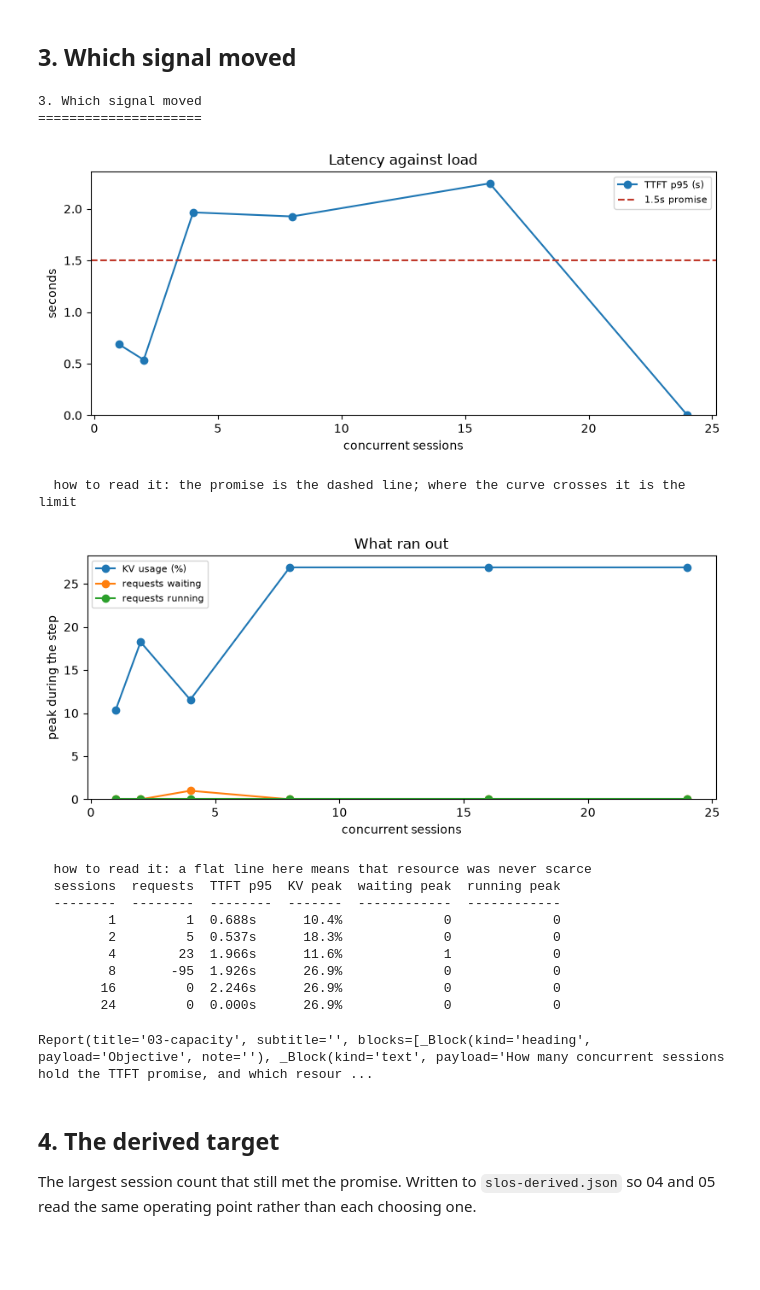
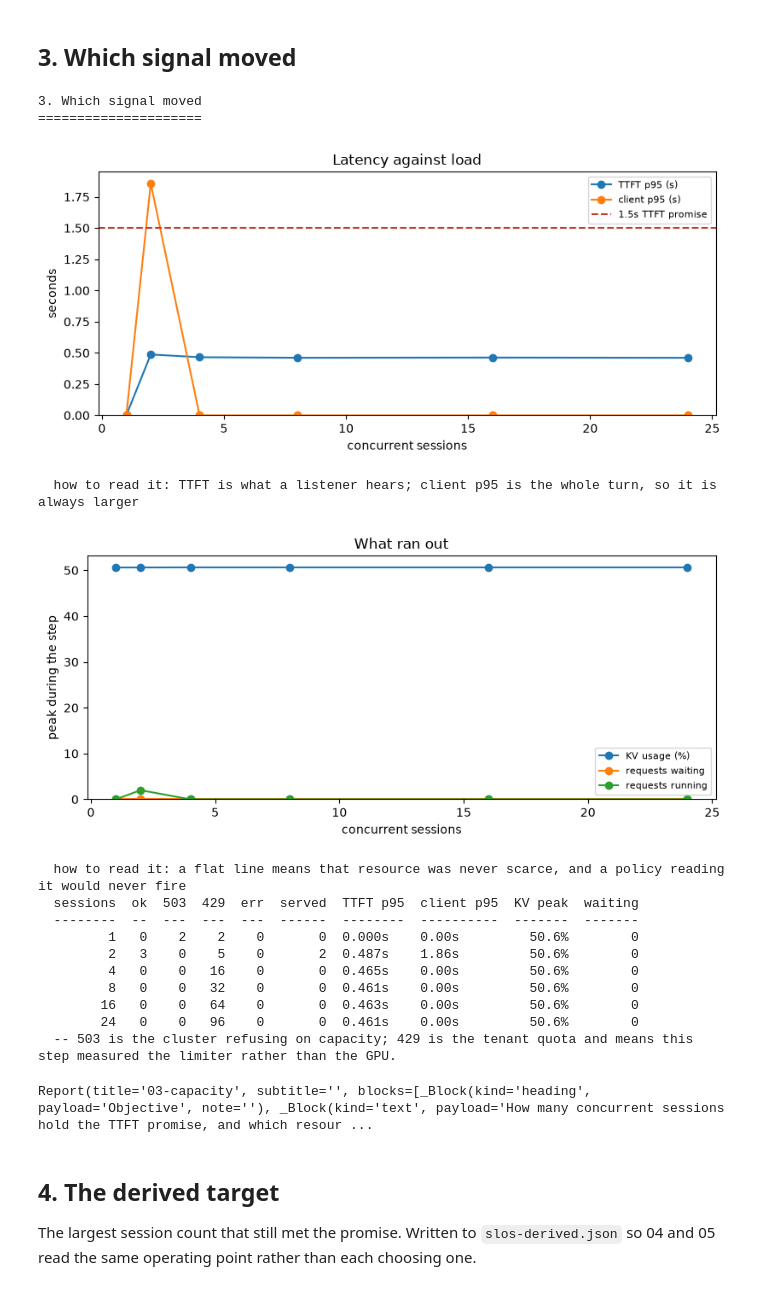
Before and after one commit to harshuljain13/Dodona, a Jupyter notebook: benchmarking/03-capacity/notebook.ipynb, the cells around one changed output. Cells and saved outputs as stored; diff of their text form; code cells hidden in the pictures; blank space fills up the shorter version.

```diff
--- a/benchmarking/03-capacity/notebook.ipynb
+++ b/benchmarking/03-capacity/notebook.ipynb
@@ -173,40 +192,49 @@ for n in SESSIONS:
 # %%
 report.heading('3. Which signal moved')
 xs = [r['sessions'] for r in rows]
 
 report.line('Latency against load', xs,
-            {'TTFT p95 (s)': [r['ttft_p95'] for r in rows]},
+            {'TTFT p95 (s)': [r['ttft_p95'] for r in rows],
+             'client p95 (s)': [r['client_p95'] for r in rows]},
             xlabel='concurrent sessions', ylabel='seconds',
-            hlines={'1.5s promise': SLOS['ttft_p95'].target},
-            note='the promise is the dashed line; where the curve crosses it is the limit')
+            hlines={'1.5s TTFT promise': SLOS['ttft_p95'].target},
+            note='TTFT is what a listener hears; client p95 is the whole turn, '
+                 'so it is always larger')
 
 report.line('What ran out', xs,
-            {'KV usage (%)':   [r['kv'] * 100 for r in rows],
-             'requests waiting': [r['waiting'] for r in rows],
-             'requests running': [r['running'] for r in rows]},
+            {'KV usage (%)':     [r['kv'] * 100 for r in rows],
+             'requests waiting':  [r['waiting'] for r in rows],
+             'requests running':  [r['running'] for r in rows]},
             xlabel='concurrent sessions', ylabel='peak during the step',
-            note='a flat line here means that resource was never scarce')
+            note='a flat line means that resource was never scarce, and a policy '
+                 'reading it would never fire')
 
-report.table(['sessions', 'requests', 'TTFT p95', 'KV peak', 'waiting peak',
-              'running peak'],
-             [[r['sessions'], f"{r['requests']:.0f}", f"{r['ttft_p95']:.3f}s",
-               f"{r['kv']:.1%}", f"{r['waiting']:.0f}", f"{r['running']:.0f}"]
-              for r in rows])
+# Outcomes, not just latency: a fast cluster that refused most of the traffic
+# is not a fast cluster.
+report.table(['sessions', 'ok', '503', '429', 'err', 'served',
+              'TTFT p95', 'client p95', 'KV peak', 'waiting'],
+             [[r['sessions'], r['ok'], r['shed_503'], r['shed_429'], r['errors'],
+               f"{r['served']:.0f}", f"{r['ttft_p95']:.3f}s",
+               f"{r['client_p95']:.2f}s", f"{r['kv']:.1%}", f"{r['waiting']:.0f}"]
+              for r in rows],
+             note='503 is the cluster refusing on capacity; 429 is the tenant quota '
+                  'and means this step measured the limiter rather than the GPU.')
 # %% [output]
 3. Which signal moved
 =====================
-[figure, old version]
+[figure, new version]
-  how to read it: the promise is the dashed line; where the curve crosses it is the limit
+  how to read it: TTFT is what a listener hears; client p95 is the whole turn, so it is always larger
-[figure, old version]
+[figure, new version]
-  how to read it: a flat line here means that resource was never scarce
-  sessions  requests  TTFT p95  KV peak  waiting peak  running peak
-  --------  --------  --------  -------  ------------  ------------
-         1         1  0.688s      10.4%             0             0
-         2         5  0.537s      18.3%             0             0
-         4        23  1.966s      11.6%             1             0
-         8       -95  1.926s      26.9%             0             0
-        16         0  2.246s      26.9%             0             0
-        24         0  0.000s      26.9%             0             0
+  how to read it: a flat line means that resource was never scarce, and a policy reading it would never fire
+  sessions  ok  503  429  err  served  TTFT p95  client p95  KV peak  waiting
+  --------  --  ---  ---  ---  ------  --------  ----------  -------  -------
+         1   0    2    2    0       0  0.000s    0.00s         50.6%        0
+         2   3    0    5    0       2  0.487s    1.86s         50.6%        0
+         4   0    0   16    0       0  0.465s    0.00s         50.6%        0
+         8   0    0   32    0       0  0.461s    0.00s         50.6%        0
+        16   0    0   64    0       0  0.463s    0.00s         50.6%        0
+        24   0    0   96    0       0  0.461s    0.00s         50.6%        0
+  -- 503 is the cluster refusing on capacity; 429 is the tenant quota and means this step measured the limiter rather than the GPU.
 Report(title='03-capacity', subtitle='', blocks=[_Block(kind='heading', payload='Objective', note=''), _Block(kind='text', payload='How many concurrent sessions hold the TTFT promise, and which resour ...
 # %% [markdown]
 ## 4. The derived target
```
Also changed, not shown: parts of 4 cells of this notebook, 10 other files.
